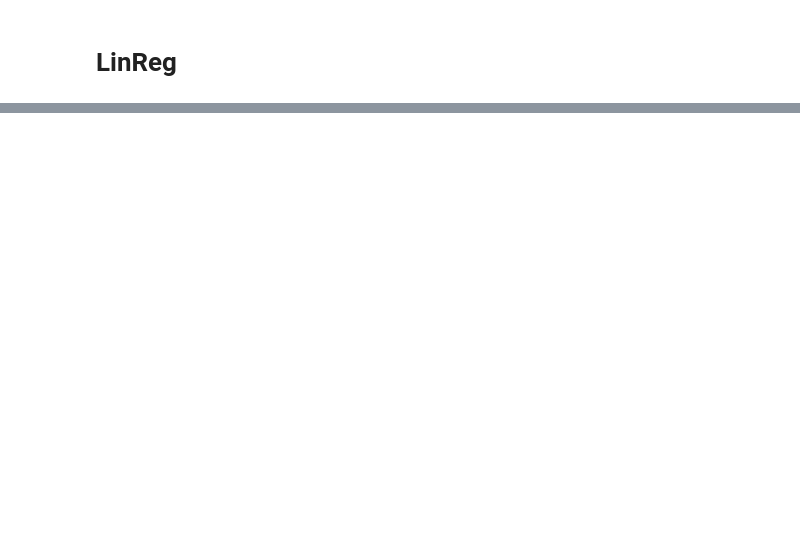
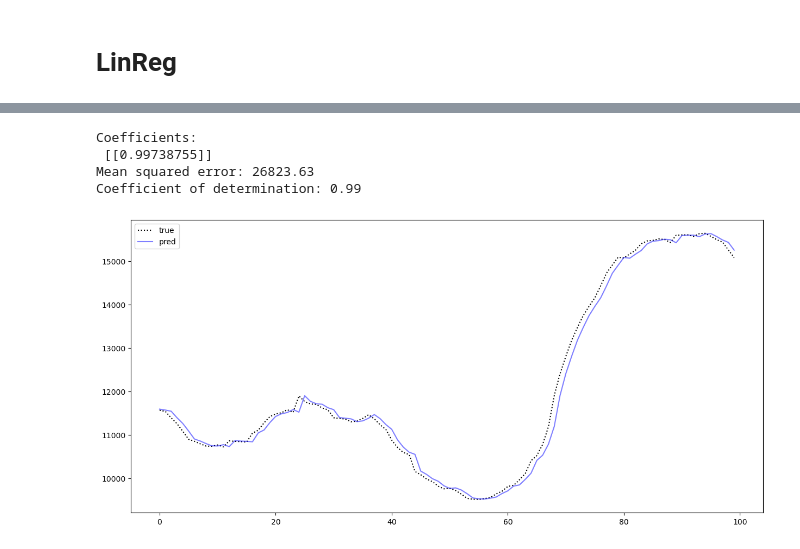
Before and after one commit to MischaDy/electricity-uq, a Jupyter notebook: energy_test.ipynb, the cells around one changed output, grey strips where cells are left out. Cells and saved outputs as stored; diff of their text form; code cells hidden in the pictures; blank space fills up the shorter version.

```diff
--- a/energy_test.ipynb
+++ b/energy_test.ipynb
@@ -46,3 +48,25 @@ df.head()
 # strange_dsts = list(map(is_dst, df['date_to']))
 # strange_idx2 = strange_dsts.index(False)
 # nth(df['date_to'], strange_idx2)
+# %%
+from holidays.utils import country_holidays
+
+
+# === categorize days ===
+
+german_holidays = country_holidays('DE', years=YEARS)
+holiday_dates = set(german_holidays.keys())
+
+def get_day_type(timestamp):
+    if timestamp.date() in holiday_dates or timestamp.day_name() == 'Sunday':
+        # holiday/sunday
+        return 2
+    elif timestamp.day_name() == 'Saturday':
+        # saturday
+        return 1
+    else:
+        # workday
+        return 0
+
+df = df.assign(day_type=df.date_from.map(get_day_type))
+df.head()
@@ -107,0 +107,45 @@ Coefficient of determination: 0.69
+# %%
+# === perform regression ===
+
+# Create linear regression object
+regr = linear_model.LinearRegression()
+
+# Train the model using the training sets
+regr.fit(X_train, y_train)
+
+# Make predictions using the testing set
+y_pred = regr.predict(X_test)
+
+# The coefficients
+print("Coefficients: \n", regr.coef_)
+# The mean squared error
+print("Mean squared error: %.2f" % mean_squared_error(y_test, y_pred))
+# The coefficient of determination: 1 is perfect prediction
+print("Coefficient of determination: %.2f" % r2_score(y_test, y_pred))
+# %% [output]
+Coefficients:
+ [[0.99738755]]
+Mean squared error: 26823.63
+Coefficient of determination: 0.99
+# %%
+# === plot ===
+
+x_plot = np.arange(X_test.size)
+
+# Plot outputs
+
+fig, ax = plt.subplots(figsize=(15,7))
+
+n_points = 100
+
+plt.plot(x_plot[:n_points], y_test[:n_points], color="black", label='true', linestyle='dotted')
+# plt.plot(x_plot[:n_points], X_test[:n_points], color="red", label='inputs', linestyle='dashed')
+plt.plot(x_plot[:n_points], y_pred[:n_points], color="blue", label='pred', alpha=0.5)
+
+# plt.xticks(())
+# plt.yticks(())
+
+plt.legend()
+plt.show()
+# %% [output]
+[figure, added]
```
Also changed, not shown: parts of 5 cells of this notebook.
